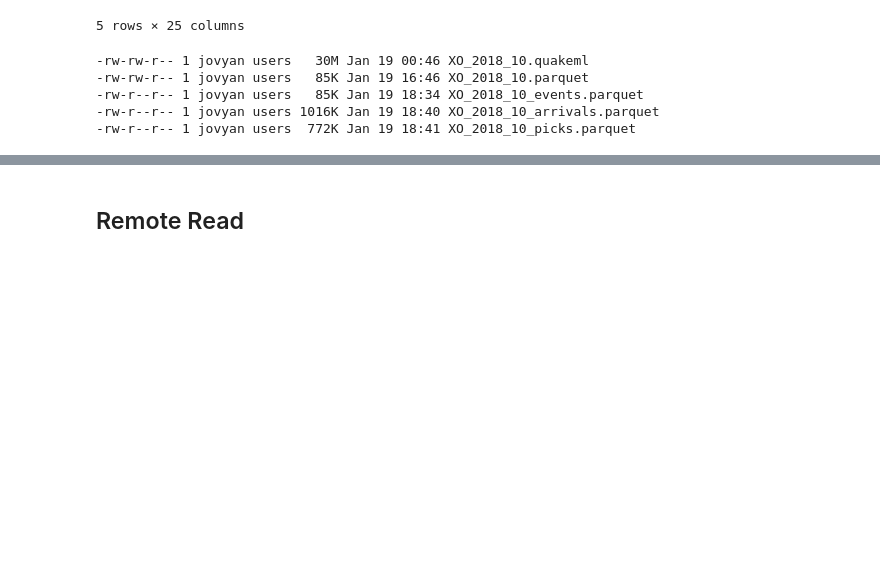
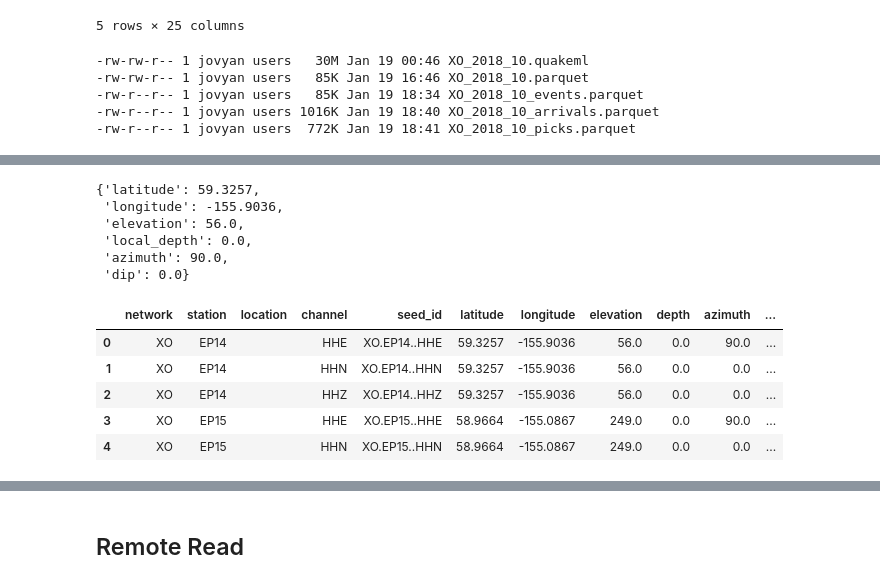
Before and after one commit to scottyhq/quakeflow-examples, a Jupyter notebook: inventory-parquet.ipynb, the cells around one changed output, grey strips where cells are left out. Saved outputs shown, nothing was run; the diff lists cells and outputs as text; code cells hidden in the pictures; blank space fills up the shorter version.

```diff
--- a/inventory-parquet.ipynb
+++ b/inventory-parquet.ipynb
@@ -212,0 +375,9 @@ df.head()
+# %%
+inventory.get_channel_metadata('XO.EP14..HHE')
+# %% [output]
+{'latitude': 59.3257,
+ 'longitude': -155.9036,
+ 'elevation': 56.0,
+ 'local_depth': 0.0,
+ 'azimuth': 90.0,
+ 'dip': 0.0}
@@ -212,0 +398,9 @@ df.head()
+# %%
+dfS.head()
+# %% [output]
+|  | network | station | location | channel | seed_id | latitude | longitude | elevation | depth | azimuth | ... |
+| 0 | XO | EP14 |  | HHE | XO.EP14..HHE | 59.3257 | -155.9036 | 56.0 | 0.0 | 90.0 | ... |
+| 1 | XO | EP14 |  | HHN | XO.EP14..HHN | 59.3257 | -155.9036 | 56.0 | 0.0 | 0.0 | ... |
+| 2 | XO | EP14 |  | HHZ | XO.EP14..HHZ | 59.3257 | -155.9036 | 56.0 | 0.0 | 0.0 | ... |
+| 3 | XO | EP15 |  | HHE | XO.EP15..HHE | 58.9664 | -155.0867 | 249.0 | 0.0 | 90.0 | ... |
+| 4 | XO | EP15 |  | HHN | XO.EP15..HHN | 58.9664 | -155.0867 | 249.0 | 0.0 | 0.0 | ... |
```
Also changed, not shown: parts of 20 cells of this notebook, 1 other file.
